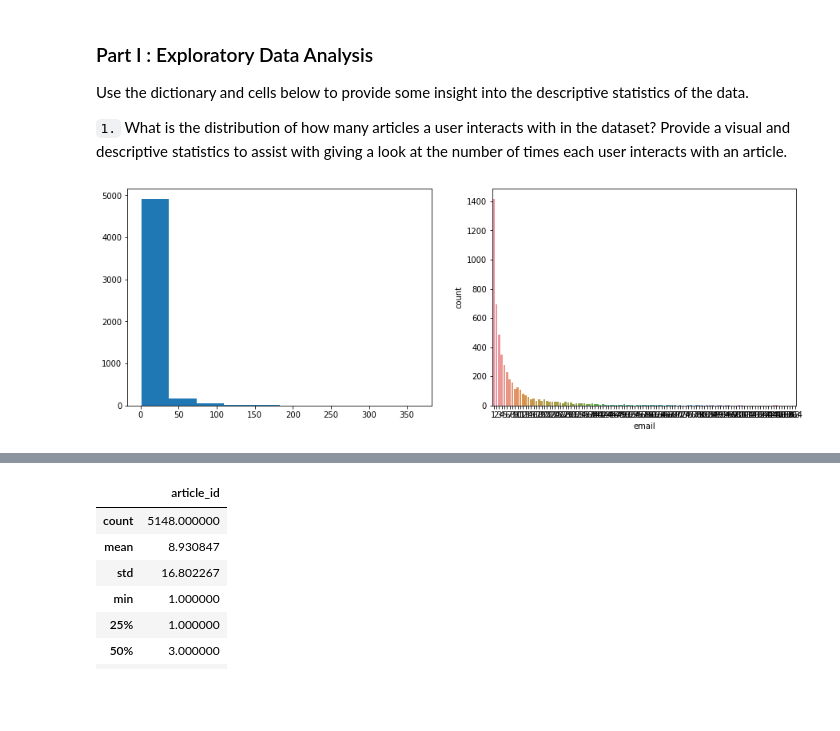
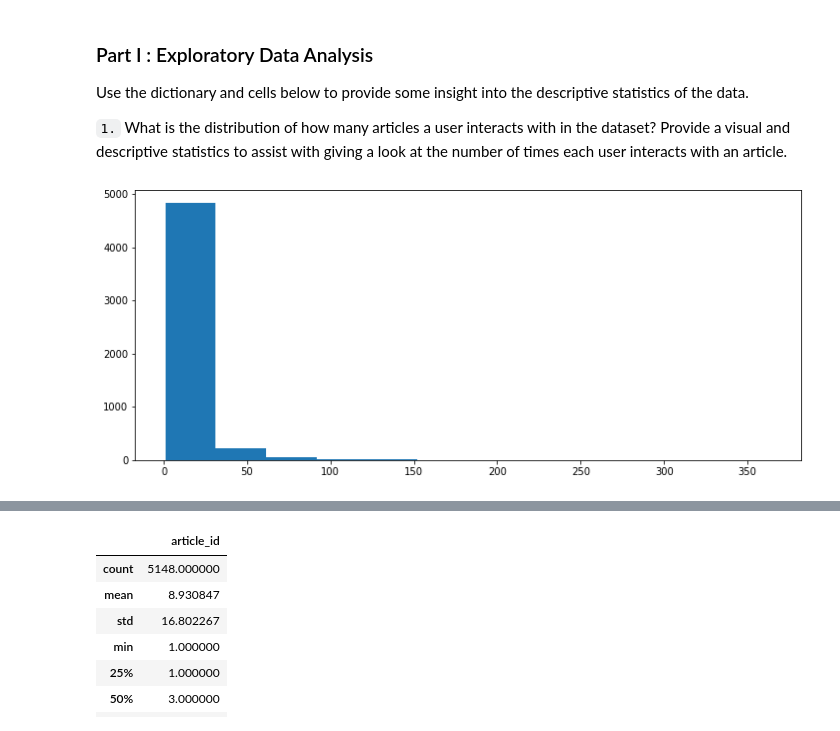
Before and after one commit to SiddharthSabat/Data-Science-and-ML-Portfolio, a Jupyter notebook: Recommendation_User_Articles_IBM_Watson_Studio/Recommendations_with_IBM.ipynb, the cells around one changed output, grey strips where cells are left out. Drawn from its saved outputs; the diff is of its cells as text; code cells hidden in the pictures; blank space fills up the shorter version.

Commit message:
Updated histogram plot and minor formating done

```diff
--- a/Recommendation_User_Articles_IBM_Watson_Studio/Recommendations_with_IBM.ipynb
+++ b/Recommendation_User_Articles_IBM_Watson_Studio/Recommendations_with_IBM.ipynb
@@ -61,10 +61,8 @@ Use the dictionary and cells below to provide some insight into the descriptive
 # %%
 import matplotlib.pyplot as plt
 import seaborn as sns
-plt.figure(figsize=[15,5])
-plt.subplot(1,2,1)
-plt.hist(df.email.value_counts(), bins = 10);
-plt.subplot(1,2,2)
-sns.countplot(df.email.value_counts());
+plt.figure(figsize=[12,5])
+plt.hist(df.email.value_counts(), bins = 12);
+#plt.hist(df.groupby('email').count()['article_id']);
 # %% [output]
-[figure, old version]
+[figure, new version]
```
Also changed, not shown: parts of 4 cells of this notebook.
